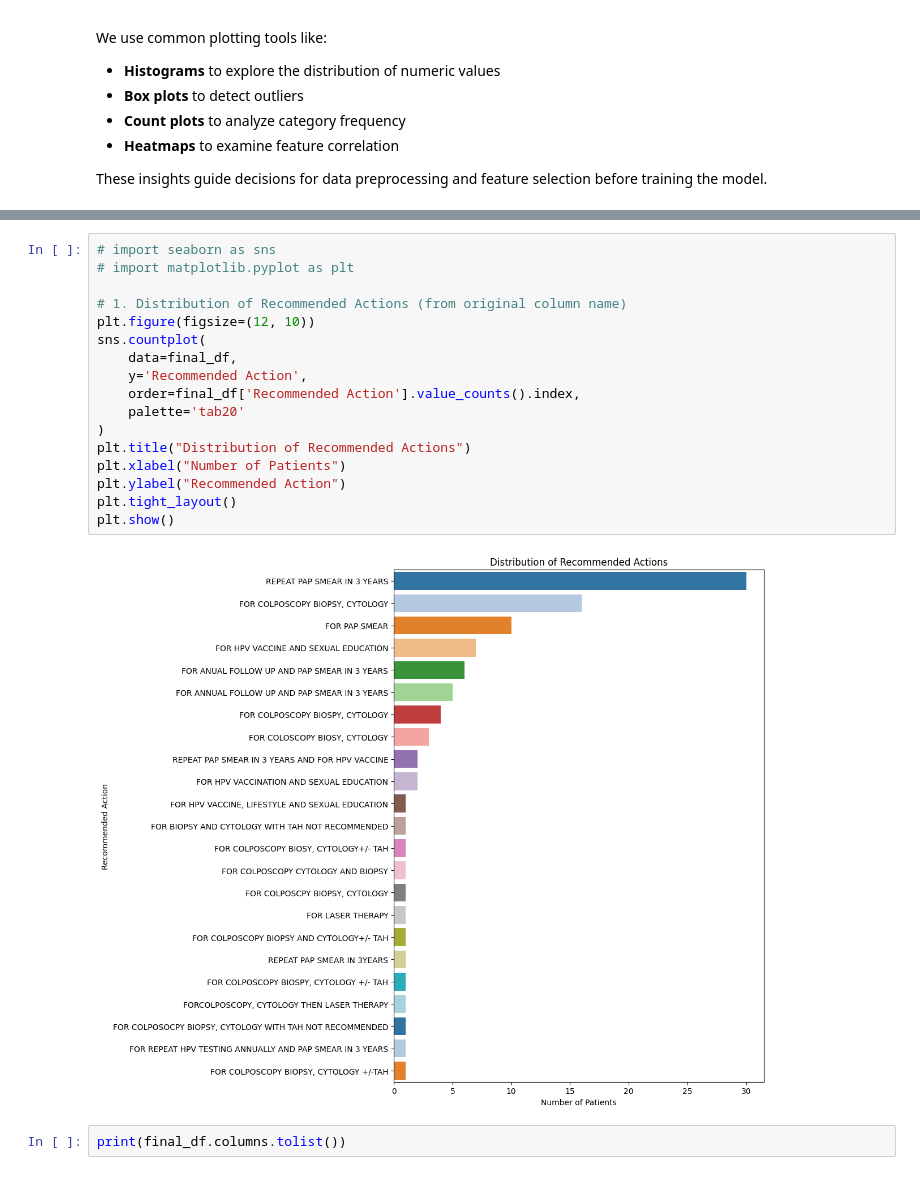
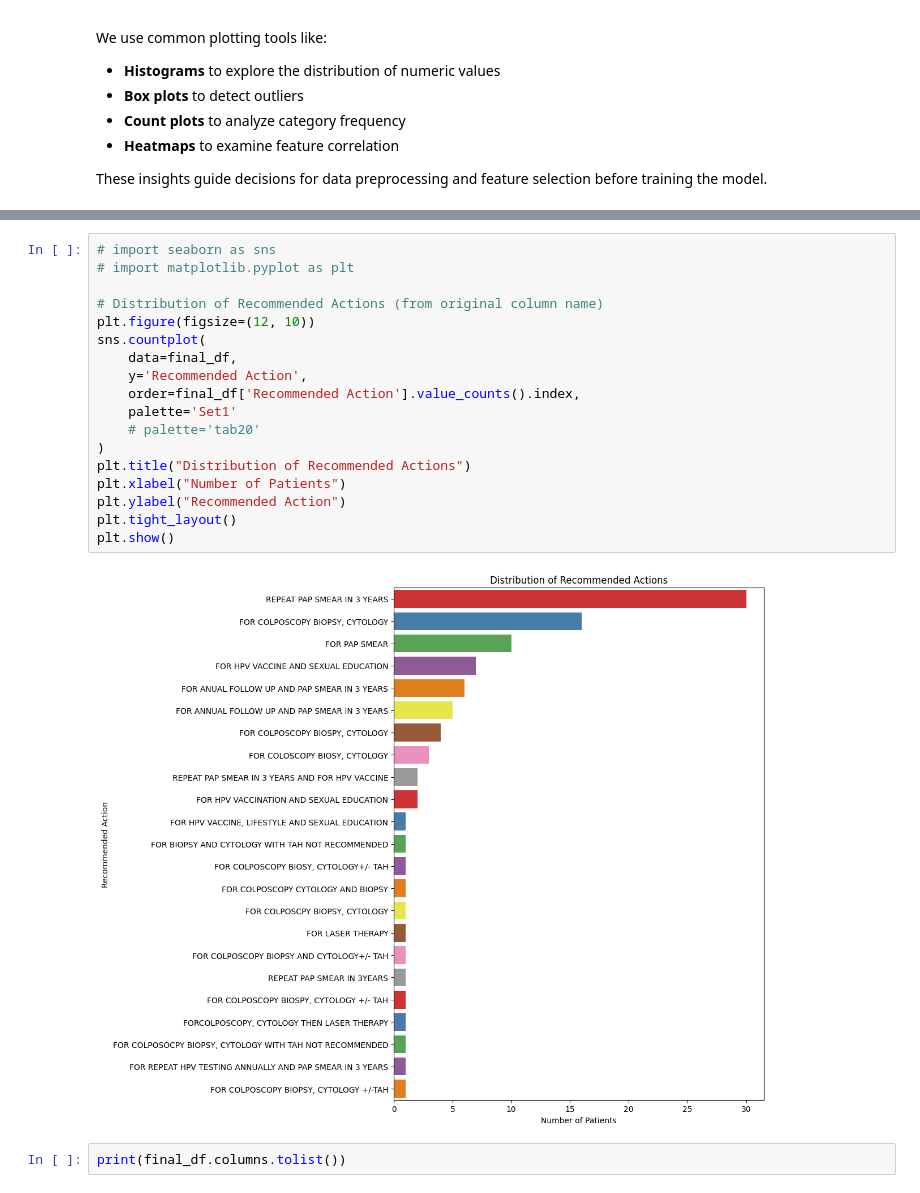
Before and after one commit to Anne-Okingo/Code_Ssipers_Afya_Kuu, a Jupyter notebook: Predicting_cervical_cancer_with_decision_trees (2).ipynb, the cells around one changed output, grey strips where cells are left out. Cells and saved outputs as stored; diff of their text form.

```diff
--- a/Predicting_cervical_cancer_with_decision_trees (2).ipynb
+++ b/Predicting_cervical_cancer_with_decision_trees (2).ipynb
@@ -594,22 +606,23 @@ print(final_df.head())
 # %%
 # import seaborn as sns
 # import matplotlib.pyplot as plt
 
-# 1. Distribution of Recommended Actions (from original column name)
+# Distribution of Recommended Actions (from original column name)
 plt.figure(figsize=(12, 10))
 sns.countplot(
     data=final_df,
     y='Recommended Action',
     order=final_df['Recommended Action'].value_counts().index,
-    palette='tab20'
+    palette='Set1'
+    # palette='tab20'
 )
 plt.title("Distribution of Recommended Actions")
 plt.xlabel("Number of Patients")
 plt.ylabel("Recommended Action")
 plt.tight_layout()
 plt.show()
 # %% [output]
-[figure, old version]
+[figure, new version]
 # %%
 print(final_df.columns.tolist())
 # %% [output]
```
Also changed, not shown: parts of 13 cells of this notebook.
